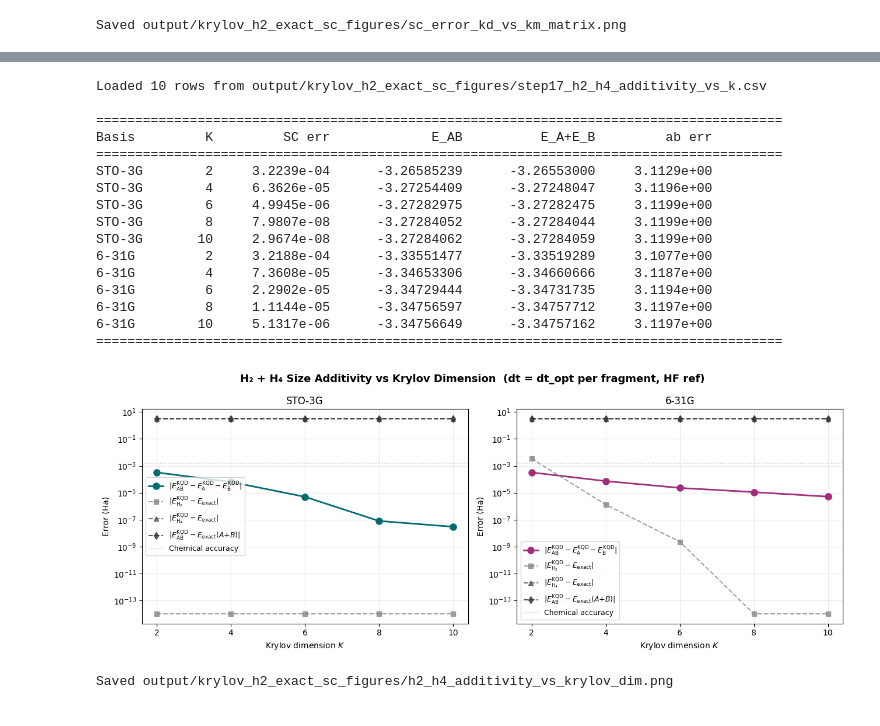
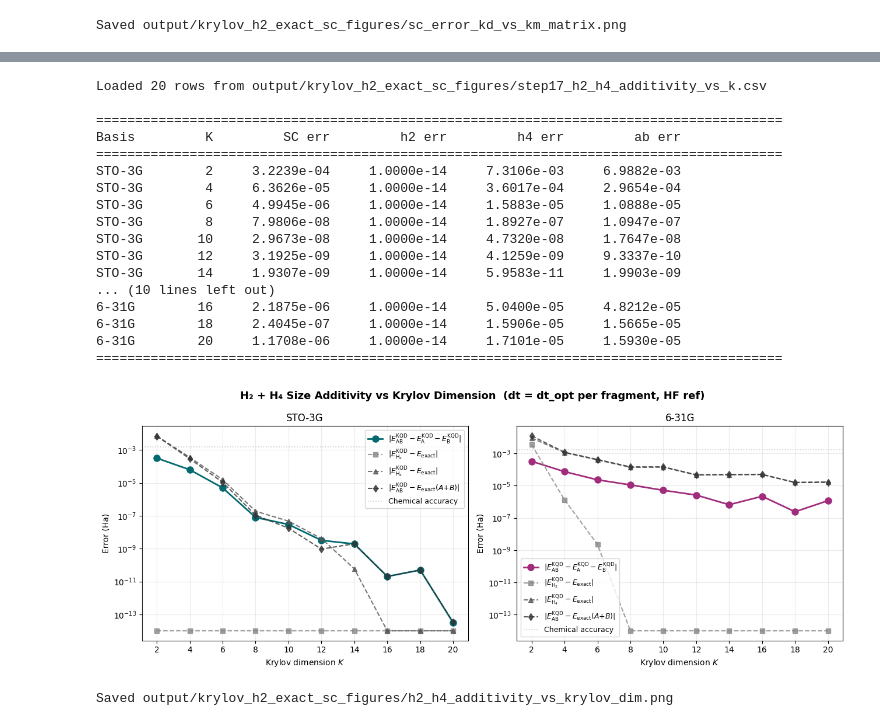
Before and after one commit to PrabhavD/qkd-size-consistency, a Jupyter notebook: krylov_h2_exact_sc_copy_4.ipynb, the cells around one changed output, grey strips where cells are left out. Drawn from its saved outputs; the diff is of its cells as text; code cells hidden in the pictures.

Commit message:
Updated Step 17 to use exact eigvalsh for STO-3G. Increased sweep to Krylov dimension of 20

```diff
--- a/krylov_h2_exact_sc_copy_4.ipynb
+++ b/krylov_h2_exact_sc_copy_4.ipynb
@@ -2461,11 +2463,10 @@ E_exact(H2+H4) = sum                -0.15297499      -0.22784647
 Step 17b helpers ready.
 # %%
 # ── Step 17c: STO-3G — H₂ + H₄ + composite (A+B) sweep ───────────────────────
-RECOMPUTE_STO3G = False
+RECOMPUTE_STO3G = True
 
-
-def build_h4_dense(basis: str, gs_total_exact: float, bond_length_angstrom=H4_BOND):
-    """Build H4 for small bases only. Exact GS from PySCF (no eigvalsh)."""
+def build_h4_dense(basis: str, bond_length_angstrom=H4_BOND):
+    """Build H4 dense Hamiltonian; exact GS via qubit eigvalsh (dim 64 for STO-3G)."""
     mol = MoleculeInfo(
         symbols=['H', 'H', 'H', 'H'],
         coords=[(0., 0., z) for z in H4_Z],
@@ -2484,20 +2485,21 @@ def build_h4_dense(basis: str, gs_total_exact: float, bond_length_angstrom=H4_BO
         qubit_mapper=mapper,
     )
     psi_ref = np.array(Statevector(hf_circ.decompose()).data, dtype=complex)
+    gs_elec, gs_total = qubit_exact_from_matrix(H_matrix, nuclear_rep)
     hf_energy = (psi_ref.conj() @ H_matrix @ psi_ref).real + nuclear_rep
     dim = 2 ** n_qubits
     print(f'  Basis: {basis.upper():6s} | qubits: {n_qubits} | Hilbert dim: {dim:>5d}')
     print(f'  HF energy    : {hf_energy:.8f} Ha')
-    print(f'  Exact GS     : {gs_total_exact:.8f} Ha  (PySCF FCI)')
-    return H_matrix, psi_ref, nuclear_rep, n_qubits, gs_total_exact
-
+    print(f'  Exact GS     : {gs_total:.8f} Ha  (qubit eigvalsh)')
+    return H_matrix, psi_ref, nuclear_rep, n_qubits, gs_total
 
 if _basis_done('sto3g', RECOMPUTE_STO3G):
     print('STO-3G sweep already in CSV — skipping (set RECOMPUTE_STO3G=True to redo).')
 else:
     print('Building H4 STO-3G (dense)...')
-    H_h4_sto3g, psi_ref_h4_sto3g, E_nuc_h4_sto3g, _, gs_h4_sto3g = build_h4_dense(
-        'sto-3g', gs_total_h4_sto3g_pyscf)
+    H_h4_sto3g, psi_ref_h4_sto3g, E_nuc_h4_sto3g, _, gs_h4_sto3g = build_h4_dense('sto-3g')
+    assert abs(gs_h4_sto3g - gs_h4_sto3g_exact) < 1e-10, 'STO-3G H4 exact mismatch vs 17b'
+
     dt_h2_sto3g = compute_dt(H_sto3g)
     dt_h4_sto3g = compute_dt(H_h4_sto3g)
     dt_ab_sto3g = np.pi / (spectral_norm_dense(H_sto3g) + spectral_norm_dense(H_h4_sto3g))
@@ -2518,12 +2520,11 @@ else:
             'E_h2_kqd': eA, 'E_h4_kqd': eB, 'E_ab_kqd': eAB,
             'sc_err': max(sc_err, 1e-14),
             'h2_err': max(abs(eA - gs_total_sto3g), 1e-14),
-            'h4_err': max(abs(eB - gs_h4_sto3g), 1e-14),
+            'h4_err': max(abs(eB - gs_h4_sto3g_exact), 1e-14),
             'ab_err': max(abs(eAB - gs_total_ab_sto3g), 1e-14),
         }
         _save_row(row)
-        print(f'  K={kd:2d}  SC={row["sc_err"]:.4e} Ha  '
-              f'E_AB={eAB:.8f}  E_A+E_B={eA+eB:.8f}')
+        print(f'  K={kd:2d}  SC={row["sc_err"]:.4e}  h4_err={row["h4_err"]:.4e}  ab_err={row["ab_err"]:.4e}')
 
     del H_h4_sto3g, psi_ref_h4_sto3g
     gc.collect()
@@ -2533,8 +2550,7 @@ STO-3G sweep already in CSV — skipping (set RECOMPUTE_STO3G=True to redo).
 # %%
 # ── Step 17d: 6-31G — sparse H₄ + composite-fast sweep ───────────────────────
 RUN_631G = True
-RECOMPUTE_631G = False
-
+RECOMPUTE_631G = True
 
 def build_h4_sparse(basis: str):
     """Build H4 sparse Hamiltonian + HF ref — no dense 16k matrix."""
@@ -2558,10 +2574,9 @@ def build_h4_sparse(basis: str):
     dim = 2 ** n_qubits
     print(f'  Basis: {basis.upper():6s} | qubits: {n_qubits} | Hilbert dim: {dim:>5d} | '
           f'Pauli terms: {len(H_op):>4d}')
-    print(f'  Exact GS     : {gs_total_h4_631g_pyscf:.8f} Ha  (PySCF FCI, from 17b)')
+    print(f'  Exact GS     : {gs_h4_631g_exact:.8f} Ha  (PySCF FCI elec, from 17b)')
     H_sp = build_h4_sparse_hamiltonian(H_op)
     return H_sp, psi_ref, nuclear_rep, n_qubits
-
 
 if not RUN_631G:
     print('RUN_631G=False — skipping 6-31G sweep.')
@@ -2592,11 +2607,11 @@ else:
             'E_h2_kqd': eA, 'E_h4_kqd': eB, 'E_ab_kqd': eAB,
             'sc_err': max(sc_err, 1e-14),
             'h2_err': max(abs(eA - gs_total_631g), 1e-14),
-            'h4_err': max(abs(eB - gs_total_h4_631g_pyscf), 1e-14),
+            'h4_err': max(abs(eB - gs_h4_631g_exact), 1e-14),
             'ab_err': max(abs(eAB - gs_total_ab_631g), 1e-14),
         }
         _save_row(row)
-        print(f'       SC={row["sc_err"]:.4e} Ha  E_AB={eAB:.8f}  E_A+E_B={eA+eB:.8f}')
+        print(f'       SC={row["sc_err"]:.4e}  h4_err={row["h4_err"]:.4e}  ab_err={row["ab_err"]:.4e}')
 
     del H_sp_h4_631g, psi_ref_h4_631g
     gc.collect()
@@ -2606,6 +2637,5 @@ else:
 # %%
 # ── Step 17e: Plot from CSV (no KQD recomputation) ────────────────────────────
-import pandas as pd
 
 if not os.path.exists(CSV_PATH):
     raise FileNotFoundError(f'No CSV at {CSV_PATH} — run Steps 17c/17d first.')
@@ -2615,7 +2645,7 @@ print(f'Loaded {len(df_17)} rows from {CSV_PATH}')
 print()
 
 print('=' * 88)
-print(f'{"Basis":<10} {"K":>4} {"SC err":>14} {"E_AB":>16} {"E_A+E_B":>16} {"ab err":>14}')
+print(f'{"Basis":<10} {"K":>4} {"SC err":>14} {"h2 err":>14} {"h4 err":>14} {"ab err":>14}')
 print('=' * 88)
 for key, label in [('sto3g', 'STO-3G'), ('631g', '6-31G')]:
     sub = df_17[df_17['basis'] == key]
@@ -2623,9 +2653,8 @@ for key, label in [('sto3g', 'STO-3G'), ('631g', '6-31G')]:
         print(f'{label:<10}  (no data)')
         continue
     for _, row in sub.sort_values('krylov_dim').iterrows():
-        e_sum = row['E_h2_kqd'] + row['E_h4_kqd']
         print(f'{label:<10} {int(row["krylov_dim"]):4d} {row["sc_err"]:14.4e} '
-              f'{row["E_ab_kqd"]:16.8f} {e_sum:16.8f} {row["ab_err"]:14.4e}')
+              f'{row["h2_err"]:14.4e} {row["h4_err"]:14.4e} {row["ab_err"]:14.4e}')
 print('=' * 88)
 
 COLORS = {'sto3g': '#01696f', '631g': '#a12c7b'}
@@ -2640,44 +2669,45 @@ for ax, (key, label) in zip(axes, [('sto3g', 'STO-3G'), ('631g', '6-31G')]):
     if sub.empty:
         ax.set_title(f'{label} — no data yet')
         continue
     K = sub['krylov_dim'].values
     ax.semilogy(K, sub['sc_err'], 'o-', lw=2, ms=8, color=COLORS[key],
                 label=r'$|E_\mathrm{AB}^\mathrm{KQD} - E_\mathrm{A}^\mathrm{KQD} - E_\mathrm{B}^\mathrm{KQD}|$')
     ax.semilogy(K, sub['h2_err'], 's--', lw=1.5, ms=6, color='#888888', alpha=0.8,
                 label=r'$|E_\mathrm{H_2}^\mathrm{KQD} - E_\mathrm{exact}|$')
     ax.semilogy(K, sub['h4_err'], '^--', lw=1.5, ms=6, color='#555555', alpha=0.8,
                 label=r'$|E_\mathrm{H_4}^\mathrm{KQD} - E_\mathrm{exact}|$')
     ax.semilogy(K, sub['ab_err'], 'd--', lw=1.5, ms=6, color='#333333', alpha=0.8,
                 label=r'$|E_\mathrm{AB}^\mathrm{KQD} - E_\mathrm{exact}(A{+}B)|$')
     ax.axhline(1.6e-3, color='#ccc', ls=':', lw=1.2, label='Chemical accuracy')
     ax.set_xticks(KD_SWEEP)
     ax.set_xlabel('Krylov dimension $K$')
     ax.set_ylabel('Error (Ha)')
     ax.set_title(label)
     ax.legend(fontsize=9)
     ax.grid(True, which='both', alpha=0.25)
 
 plt.tight_layout()
 fig_path = 'output/krylov_h2_exact_sc_figures/h2_h4_additivity_vs_krylov_dim.png'
 plt.savefig(fig_path, dpi=150, bbox_inches='tight')
 plt.show()
 print(f'Saved {fig_path}')
 # %% [output]
-Loaded 10 rows from output/krylov_h2_exact_sc_figures/step17_h2_h4_additivity_vs_k.csv
+Loaded 20 rows from output/krylov_h2_exact_sc_figures/step17_h2_h4_additivity_vs_k.csv
 
 ========================================================================================
-Basis         K         SC err             E_AB          E_A+E_B         ab err
+Basis         K         SC err         h2 err         h4 err         ab err
 ========================================================================================
-STO-3G        2     3.2239e-04      -3.26585239      -3.26553000     3.1129e+00
-STO-3G        4     6.3626e-05      -3.27254409      -3.27248047     3.1196e+00
-STO-3G        6     4.9945e-06      -3.27282975      -3.27282475     3.1199e+00
-STO-3G        8     7.9807e-08      -3.27284052      -3.27284044     3.1199e+00
-STO-3G       10     2.9674e-08      -3.27284062      -3.27284059     3.1199e+00
-6-31G         2     3.2188e-04      -3.33551477      -3.33519289     3.1077e+00
-6-31G         4     7.3608e-05      -3.34653306      -3.34660666     3.1187e+00
-6-31G         6     2.2902e-05      -3.34729444      -3.34731735     3.1194e+00
-6-31G         8     1.1144e-05      -3.34756597      -3.34757712     3.1197e+00
-6-31G        10     5.1317e-06      -3.34756649      -3.34757162     3.1197e+00
+STO-3G        2     3.2239e-04     1.0000e-14     7.3106e-03     6.9882e-03
+STO-3G        4     6.3626e-05     1.0000e-14     3.6017e-04     2.9654e-04
+STO-3G        6     4.9945e-06     1.0000e-14     1.5883e-05     1.0888e-05
+STO-3G        8     7.9806e-08     1.0000e-14     1.8927e-07     1.0947e-07
+STO-3G       10     2.9673e-08     1.0000e-14     4.7320e-08     1.7647e-08
+STO-3G       12     3.1925e-09     1.0000e-14     4.1259e-09     9.3337e-10
+STO-3G       14     1.9307e-09     1.0000e-14     5.9583e-11     1.9903e-09
+... (10 lines left out)
+6-31G        16     2.1875e-06     1.0000e-14     5.0400e-05     4.8212e-05
+6-31G        18     2.4045e-07     1.0000e-14     1.5906e-05     1.5665e-05
+6-31G        20     1.1708e-06     1.0000e-14     1.7101e-05     1.5930e-05
 ========================================================================================
-[figure, old version]
+[figure, new version]
 Saved output/krylov_h2_exact_sc_figures/h2_h4_additivity_vs_krylov_dim.png
```
Also changed, not shown: parts of 24 cells of this notebook.
